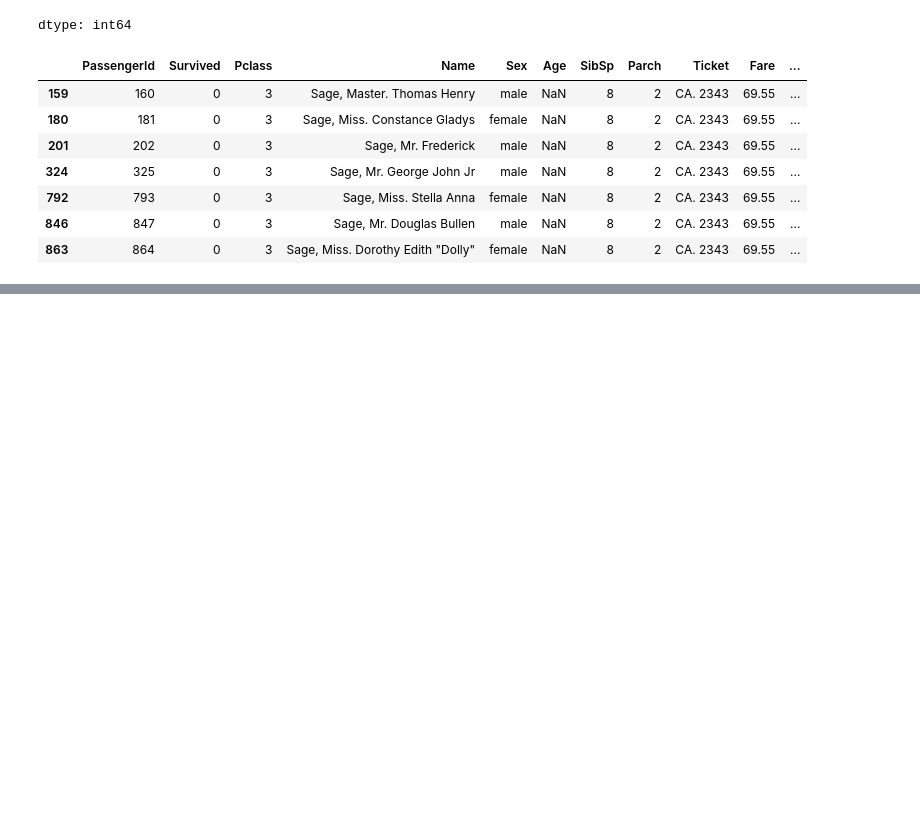
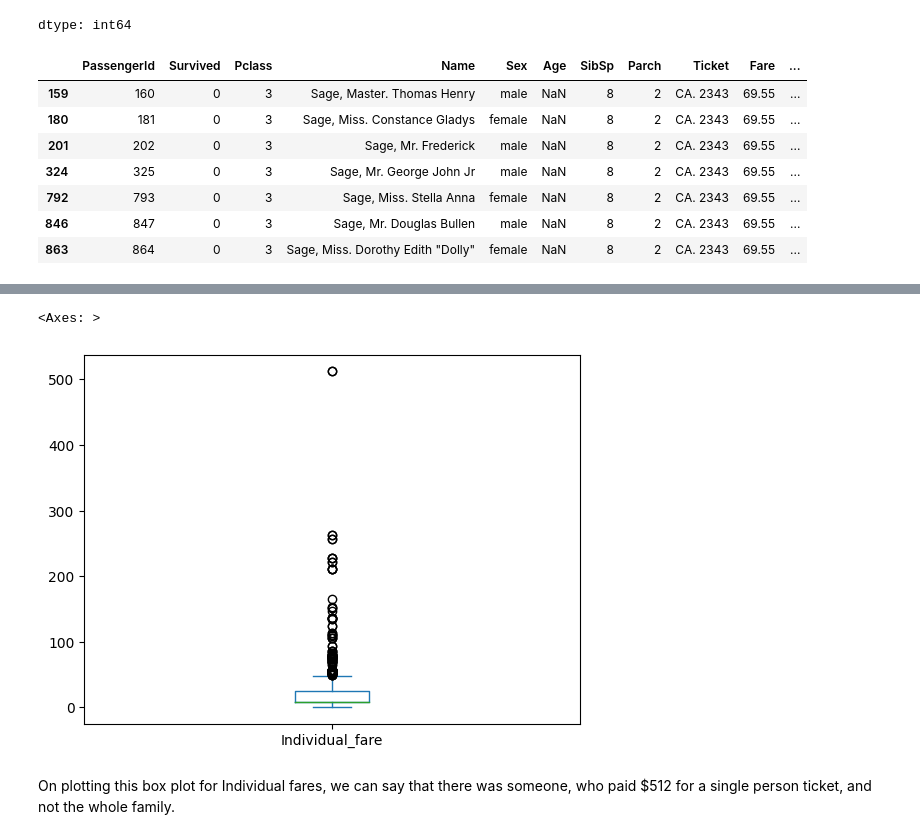
Before and after one commit to shahpranshu27/HandsOn_ML, a Jupyter notebook: EDA.ipynb, the cells around one changed output, grey strips where cells are left out. Cells and saved outputs as stored; diff of their text form; code cells hidden in the pictures; blank space fills up the shorter version.

```diff
--- a/EDA.ipynb
+++ b/EDA.ipynb
@@ -466,0 +480,3 @@ df[df['SibSp'] == 8]
+# %%
+df1 = pd.read_csv("/content/drive/MyDrive/Colab Notebooks/titanic-dataset/test.csv")
+df1
@@ -466,0 +497,2 @@ df[df['SibSp'] == 8]
+# %%
+df = pd.concat([df, df1])
@@ -466,0 +544,2 @@ df[df['SibSp'] == 8]
+# %%
+df['Individual_fare'] = df['Fare']/(df['SibSp']+df['Parch']+1)
@@ -466,0 +575,7 @@ df[df['SibSp'] == 8]
+# %%
+df['Individual_fare'].plot(kind='box')
+# %% [output]
+<Axes: >
+[figure, added]
+# %% [markdown]
+On plotting this box plot for Individual fares, we can say that there was someone, who paid $512 for a single person ticket, and not the whole family.
```
Also changed, not shown: parts of 34 cells of this notebook.
